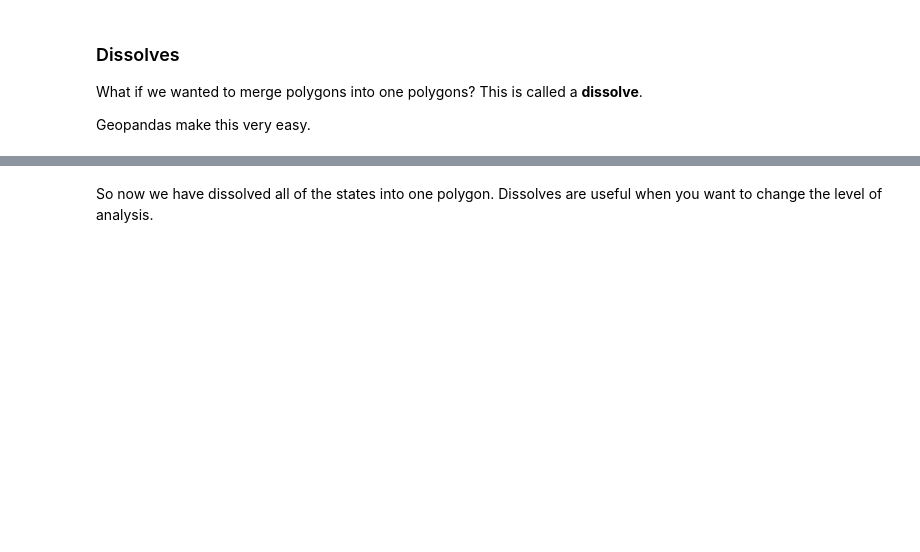
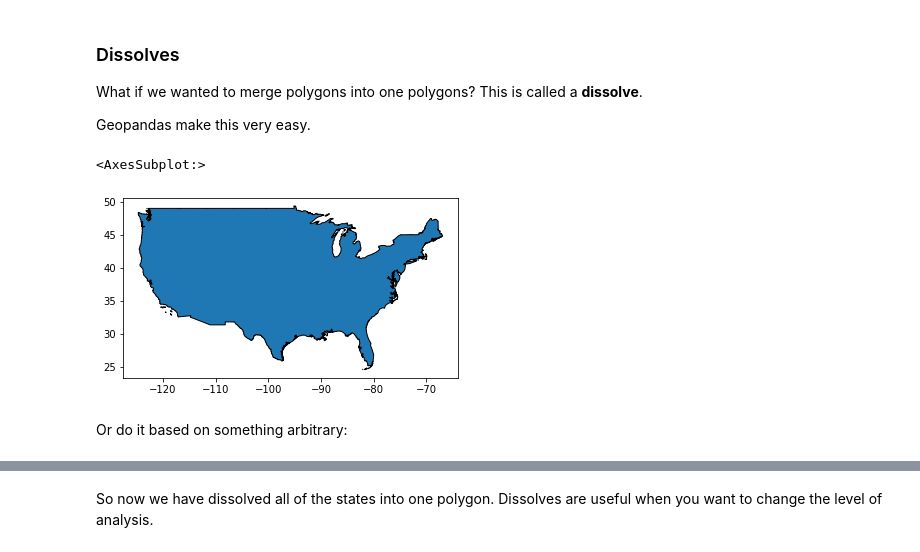
Before and after one commit to FionaZhuSinuo/ACE_592, a Jupyter notebook: Lectures/3_Images/03_US_Wildfires.ipynb, the cells around one changed output, grey strips where cells are left out. Saved outputs shown, nothing was run; the diff lists cells and outputs as text; code cells hidden in the pictures; blank space fills up the shorter version.

```diff
--- a/Lectures/3_Images/03_US_Wildfires.ipynb
+++ b/Lectures/3_Images/03_US_Wildfires.ipynb
@@ -227,4 +361,9 @@ Geopandas make this very easy.
 # %%
 country['country'] = "USA"
 
-country.dissolve(by="country",aggfunc="sum").plot()
+country.dissolve(by="country",aggfunc="sum").plot(edgecolor="black")
+# %% [output]
+<AxesSubplot:>
+[figure, added]
+# %% [markdown]
+Or do it based on something arbitrary:
```
Also changed, not shown: parts of 63 cells of this notebook.
